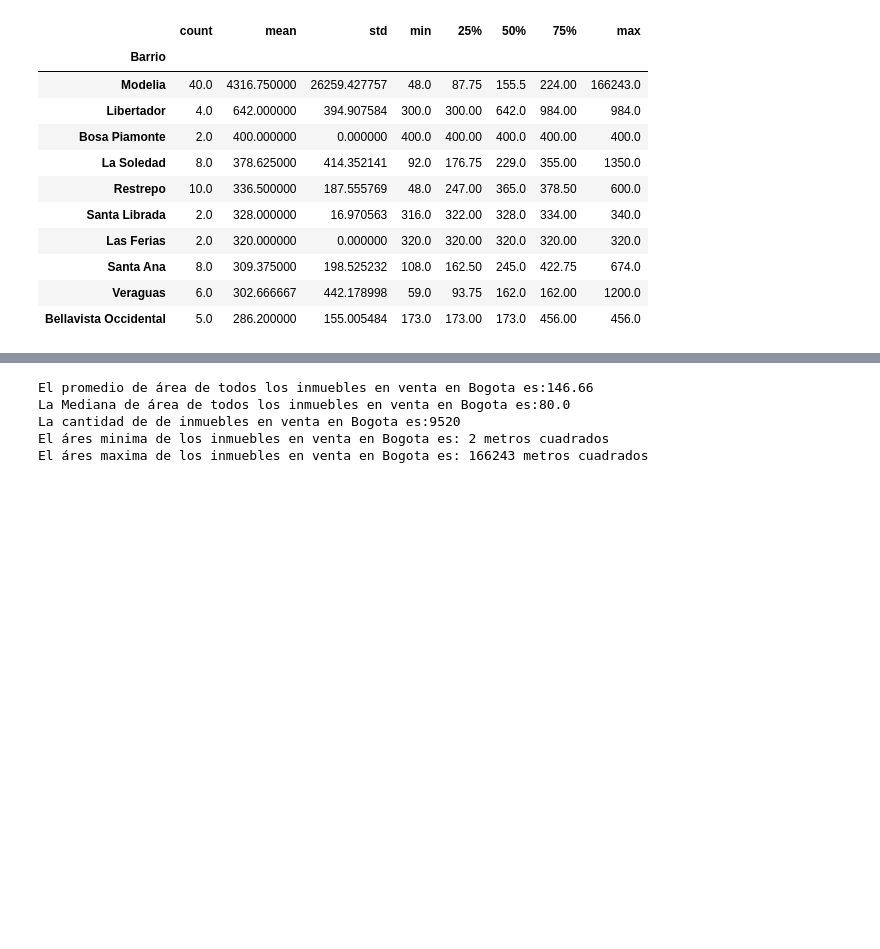
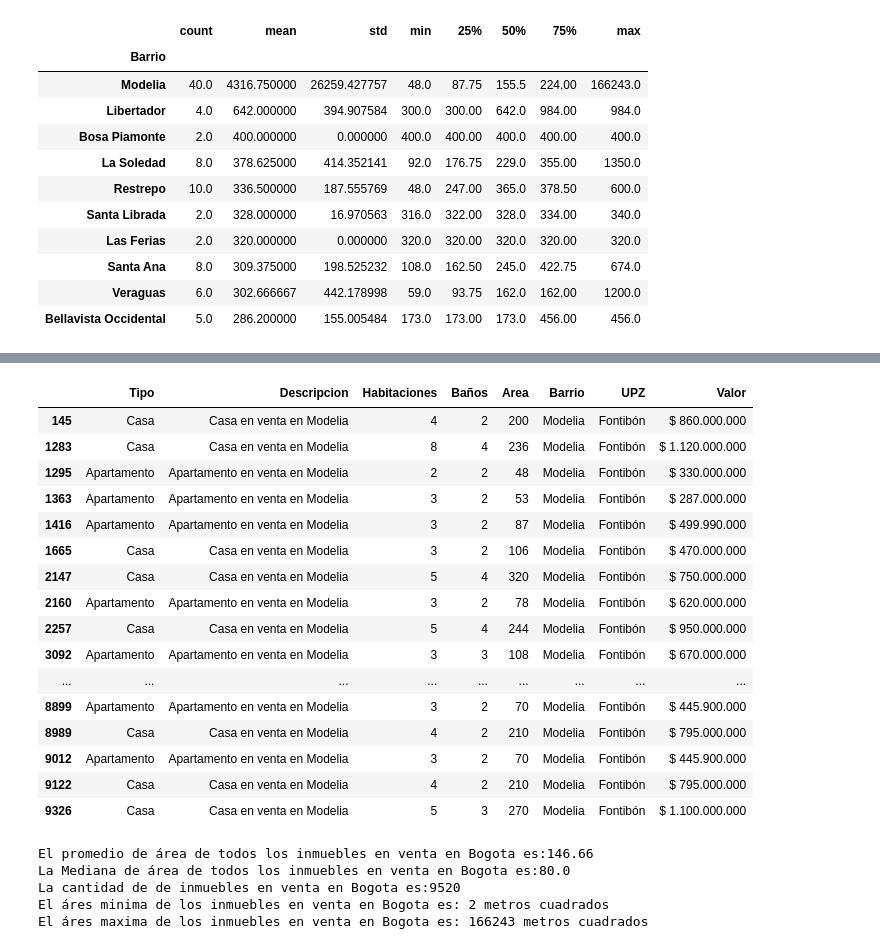
Before and after one commit to elimay415/Inmersion_Datos-Alura_Latam, a Jupyter notebook: Reto1_Inmersión_Datos.ipynb, the cells around one changed output, grey strips where cells are left out. Saved outputs shown, nothing was run; the diff lists cells and outputs as text; code cells hidden in the pictures; blank space fills up the shorter version.

```diff
--- a/Reto1_Inmersión_Datos.ipynb
+++ b/Reto1_Inmersión_Datos.ipynb
@@ -137,3 +139,24 @@ top_area_estadisticos
+# %%
+modelia = inmuebles.loc[inmuebles.Barrio == "Modelia"]
+modelia
+# %% [output]
+|  | Tipo | Descripcion | Habitaciones | Baños | Area | Barrio | UPZ | Valor |
+| 145 | Casa | Casa en venta en Modelia | 4 | 2 | 200 | Modelia | Fontibón | $ 860.000.000 |
+| 1283 | Casa | Casa en venta en Modelia | 8 | 4 | 236 | Modelia | Fontibón | $ 1.120.000.000 |
+| 1295 | Apartamento | Apartamento en venta en Modelia | 2 | 2 | 48 | Modelia | Fontibón | $ 330.000.000 |
+| 1363 | Apartamento | Apartamento en venta en Modelia | 3 | 2 | 53 | Modelia | Fontibón | $ 287.000.000 |
+| 1416 | Apartamento | Apartamento en venta en Modelia | 3 | 2 | 87 | Modelia | Fontibón | $ 499.990.000 |
+| 1665 | Casa | Casa en venta en Modelia | 3 | 2 | 106 | Modelia | Fontibón | $ 470.000.000 |
+| 2147 | Casa | Casa en venta en Modelia | 5 | 4 | 320 | Modelia | Fontibón | $ 750.000.000 |
+| 2160 | Apartamento | Apartamento en venta en Modelia | 3 | 2 | 78 | Modelia | Fontibón | $ 620.000.000 |
+| 2257 | Casa | Casa en venta en Modelia | 5 | 4 | 244 | Modelia | Fontibón | $ 950.000.000 |
+| 3092 | Apartamento | Apartamento en venta en Modelia | 3 | 3 | 108 | Modelia | Fontibón | $ 670.000.000 |
+| ... | ... | ... | ... | ... | ... | ... | ... | ... |
+| 8899 | Apartamento | Apartamento en venta en Modelia | 3 | 2 | 70 | Modelia | Fontibón | $ 445.900.000 |
+| 8989 | Casa | Casa en venta en Modelia | 4 | 2 | 210 | Modelia | Fontibón | $ 795.000.000 |
+| 9012 | Apartamento | Apartamento en venta en Modelia | 3 | 2 | 70 | Modelia | Fontibón | $ 445.900.000 |
+| 9122 | Casa | Casa en venta en Modelia | 4 | 2 | 210 | Modelia | Fontibón | $ 795.000.000 |
+| 9326 | Casa | Casa en venta en Modelia | 5 | 3 | 270 | Modelia | Fontibón | $ 1.100.000.000 |
 # %%
 #Verificando
 #promedio de área de los inmuebles en dataset general
```
Also changed, not shown: parts of 3 cells of this notebook.
